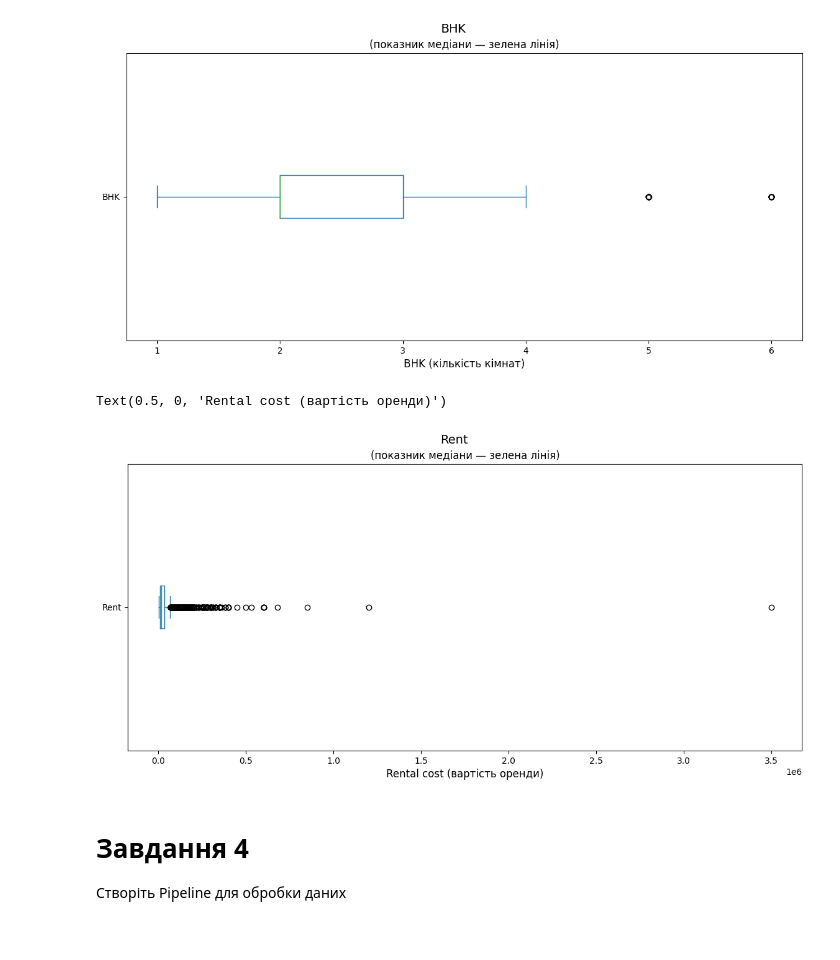
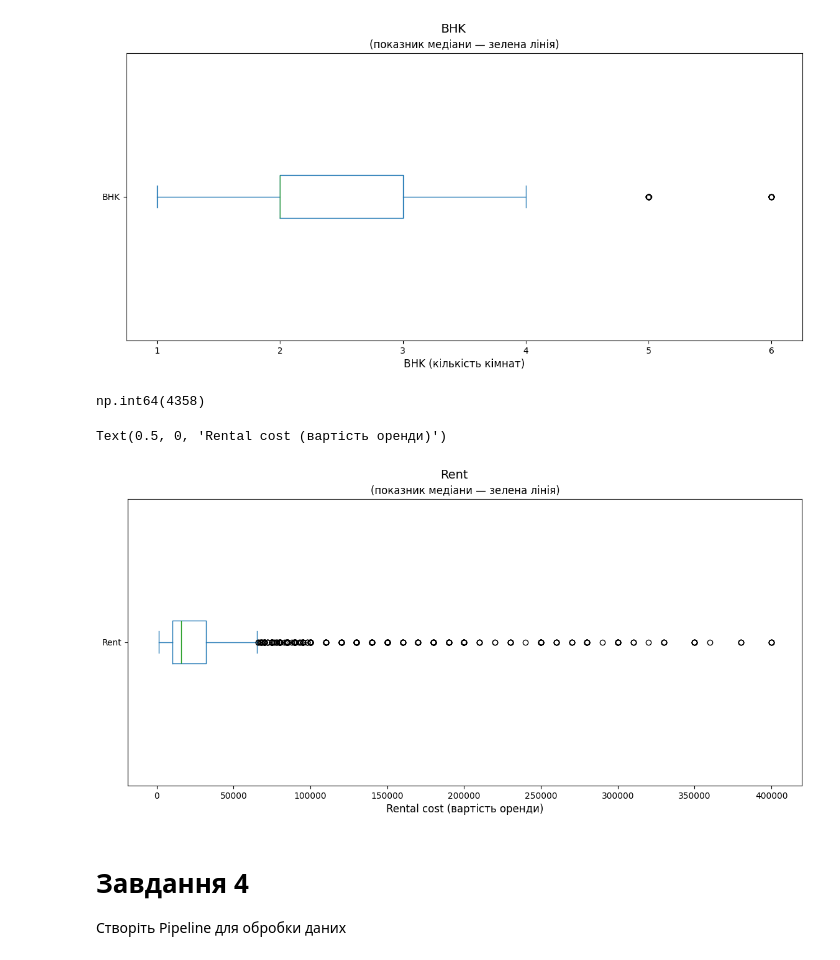
Before and after one commit to ValeriiSlynko/IT-STEP-Practice, a Jupyter notebook: Practice_Pandas/HmWrk2_Pandas(data processing).ipynb, the cells around one changed output. Saved outputs shown, nothing was run; the diff lists cells and outputs as text; code cells hidden in the pictures.

```diff
--- a/Practice_Pandas/HmWrk2_Pandas(data processing).ipynb
+++ b/Practice_Pandas/HmWrk2_Pandas(data processing).ipynb
@@ -190,19 +190,27 @@ ax.set_xlabel('BHK (кількість кімнат)', fontsize=12)
 # %% [output]
 Text(0.5, 0, 'BHK (кількість кімнат)')
 [figure]
+# %%
+# робимо корегування
+# mask = df['Rent'] < 6 * 1e6
+# mask.sum()
+mask = df['Rent'] < 450000
+mask.sum()
+# %% [output]
+np.int64(4358)
 # %%
-mask = df[mask]
+df_filter_rent = df[mask]
 # %%
 # малюємо ящик з вусами BHK(кількість спалень, вітальня та кухня)
-ax = df['Rent'].plot(kind='box', vert=False, figsize=(14, 6))
+ax = df_filter_rent['Rent'].plot(kind='box', vert=False, figsize=(14, 6))
 
 # Додаємо заголовки та підписи
 plt.suptitle('Rent', fontsize=14, y=0.96)
 ax.set_title('(показник медіани — зелена лінія)', fontsize=12)
 ax.set_xlabel('Rental cost (вартість оренди)', fontsize=12)
 # %% [output]
 Text(0.5, 0, 'Rental cost (вартість оренди)')
-[figure, old version]
+[figure, new version]
 # %% [markdown]
 # Завдання 4
 Створіть Pipeline для обробки даних
```
